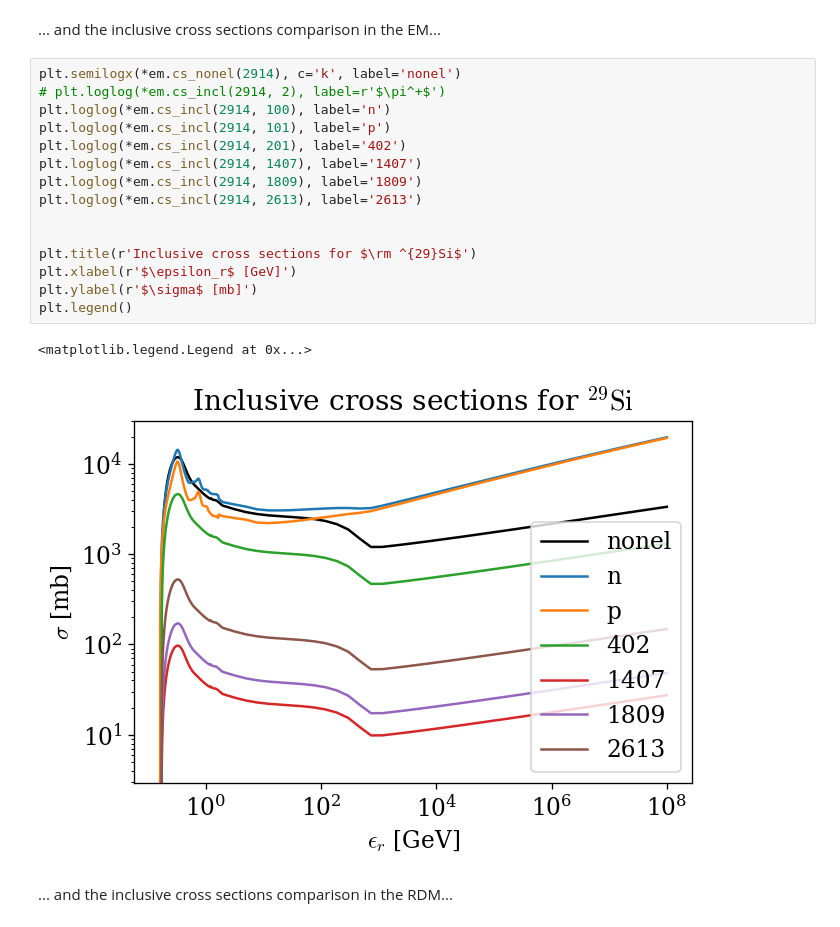
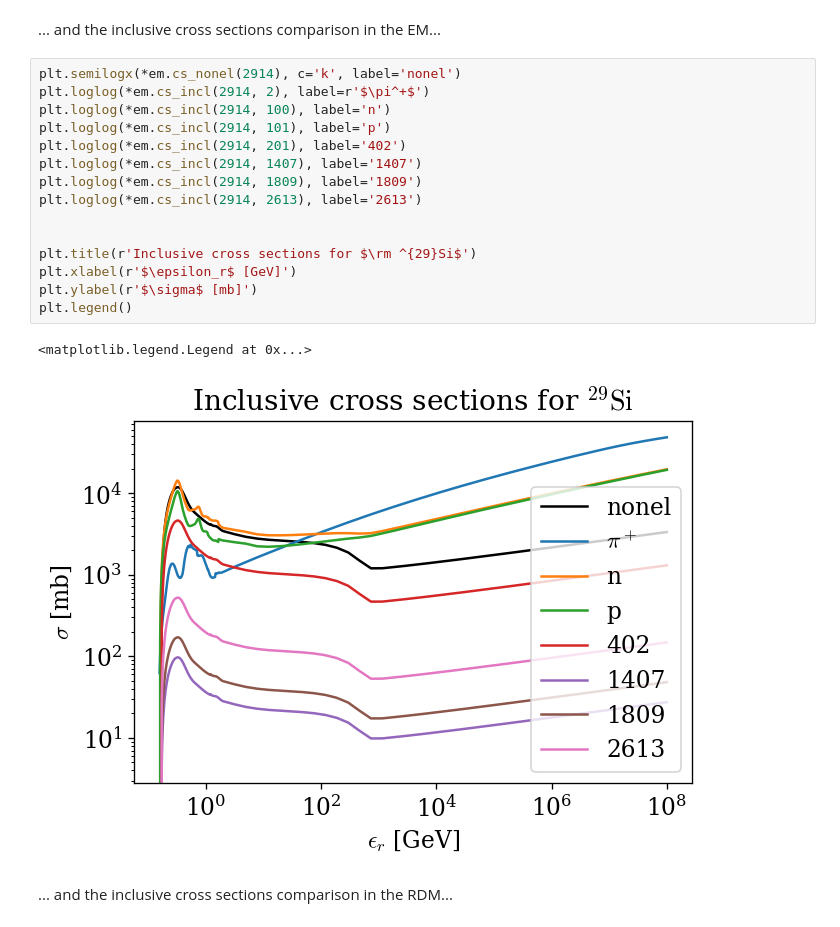
Before and after one commit to mohller/AstroPhoMes, a Jupyter notebook: examples/Howto_example.ipynb, the cells around one changed output. Saved outputs shown, nothing was run; the diff lists cells and outputs as text.

```diff
--- a/examples/Howto_example.ipynb
+++ b/examples/Howto_example.ipynb
@@ -120,22 +118,22 @@ plt.legend()
 ... and the inclusive cross sections comparison in the EM...
 # %%
 plt.semilogx(*em.cs_nonel(2914), c='k', label='nonel')
-# plt.loglog(*em.cs_incl(2914, 2), label=r'$\pi^+$')
+plt.loglog(*em.cs_incl(2914, 2), label=r'$\pi^+$')
 plt.loglog(*em.cs_incl(2914, 100), label='n')
 plt.loglog(*em.cs_incl(2914, 101), label='p')
 plt.loglog(*em.cs_incl(2914, 201), label='402')
 plt.loglog(*em.cs_incl(2914, 1407), label='1407')
 plt.loglog(*em.cs_incl(2914, 1809), label='1809')
 plt.loglog(*em.cs_incl(2914, 2613), label='2613')
 
 
 plt.title(r'Inclusive cross sections for $\rm ^{29}Si$')
 plt.xlabel(r'$\epsilon_r$ [GeV]')
 plt.ylabel(r'$\sigma$ [mb]')
 plt.legend()
 # %% [output]
 <matplotlib.legend.Legend at 0x...>
-[figure, old version]
+[figure, new version]
 # %% [markdown]
 ... and the inclusive cross sections comparison in the RDM...
 # %%
```
Also changed, not shown: parts of 6 cells of this notebook, 1 other file.
